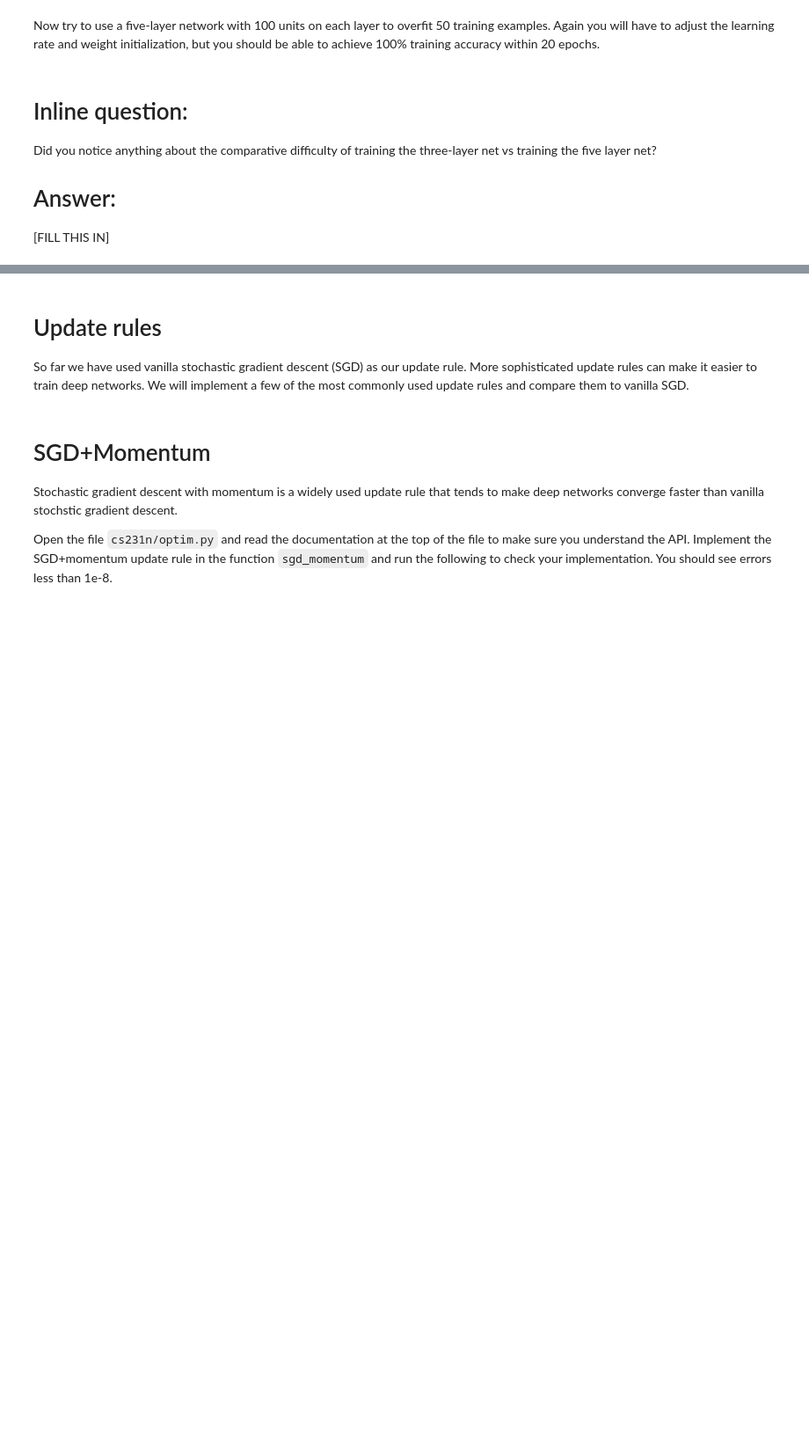
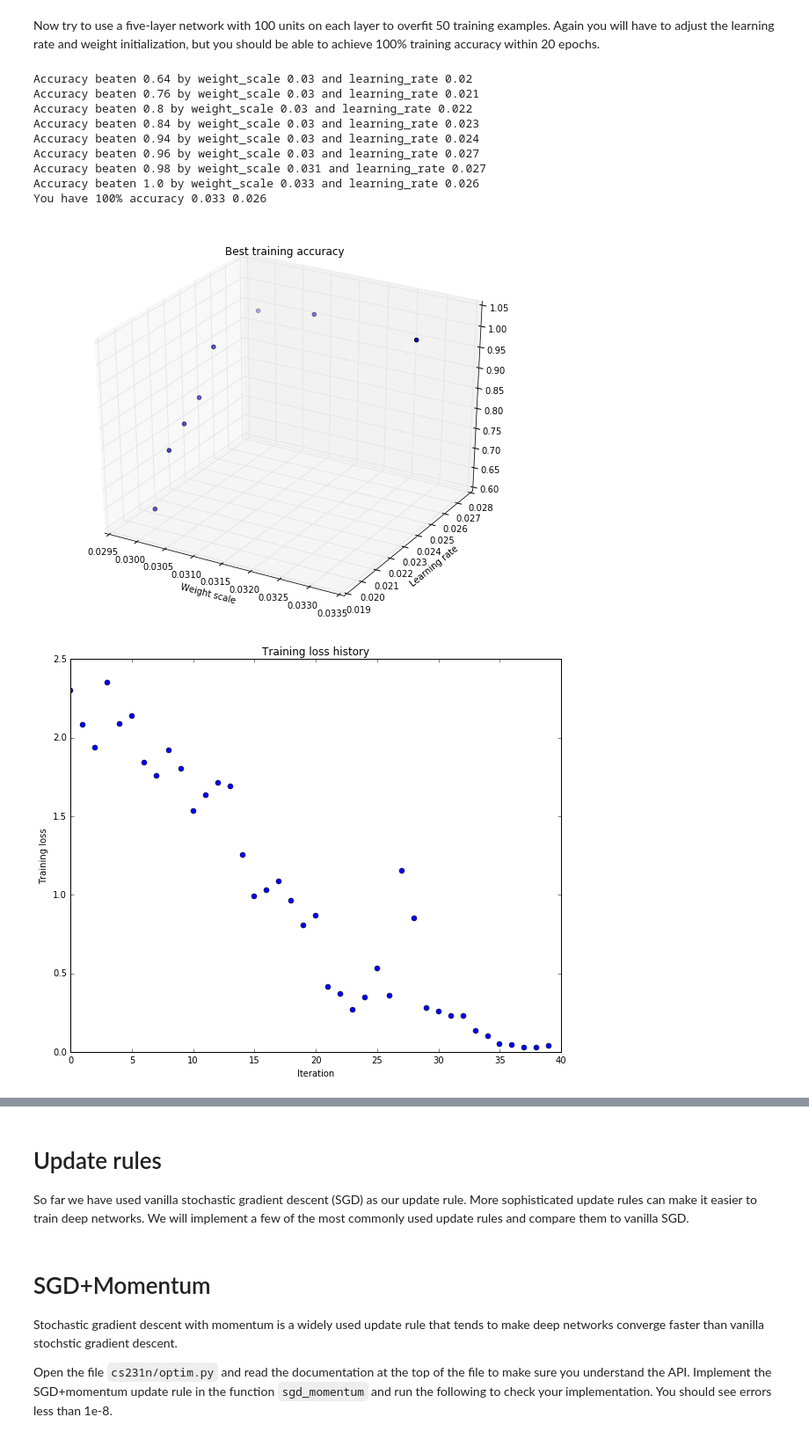
Before and after one commit to dmitrinesterenko/cs231n, a Jupyter notebook: assignment2/FullyConnectedNets.ipynb, the cells around one changed output, grey strips where cells are left out. Shown: that part at 88% size. Drawn from its saved outputs; the diff is of its cells as text; code cells hidden in the pictures; blank space fills up the shorter version.

```diff
--- a/assignment2/FullyConnectedNets.ipynb
+++ b/assignment2/FullyConnectedNets.ipynb
@@ -458,35 +485,65 @@ Now try to use a five-layer network with 100 units on each layer to overfit 50 t
 # %%
 # TODO: Use a five-layer Net to overfit 50 training examples.
 
 num_train = 50
 small_data = {
   'X_train': data['X_train'][:num_train],
   'y_train': data['y_train'][:num_train],
   'X_val': data['X_val'],
   'y_val': data['y_val'],
 }
+network = [100, 100, 100, 100]
 
-learning_rate = 1e-3
-weight_scale = 1e-5
-model = FullyConnectedNet([100, 100, 100, 100],
-                weight_scale=weight_scale, dtype=np.float64)
-solver = Solver(model, small_data,
+weight_scale = 1e-2
+learning_rate = 1.2e-2
+best_train_acc = 0
+weights, learning_rates, best_train_accs = [],[],[]
+for weight_scale, learning_rate in ((weight_scale, learning_rate) for weight_scale in np.arange(3e-2, 4e-2, 0.001) for learning_rate in np.arange(2e-2, 3e-2, 0.001)):
+    model = FullyConnectedNet(network,
+              weight_scale=weight_scale, dtype=np.float64)
+    solver = Solver(model, small_data,
                 print_every=10, num_epochs=20, batch_size=25,
                 update_rule='sgd',
+                verbose=False,
                 optim_config={
                   'learning_rate': learning_rate,
                 }
          )
-solver.train()
+    solver.train()
+    if (solver.best_train_acc > best_train_acc):
+        print "Accuracy beaten {0} by weight_scale {1} and learning_rate {2}".format(solver.best_train_acc,
+                                                                                     weight_scale,
+                                                                                     learning_rate)
+        best_train_acc = solver.best_train_acc
+        weights.append(weight_scale)
+        learning_rates.append(learning_rate)
+        best_train_accs.append(best_train_acc)
+    if (best_train_acc == 1.0):
+        print "You have 100% accuracy {0} {1}".format(weight_scale, learning_rate)
+        break
+
+fig = plt.figure()
+ax = fig.add_subplot(111, projection='3d')
+ax.scatter(weights,learning_rates,best_train_accs)
+plt.title('Best training accuracy')
+plt.xlabel('Weight scale')
+plt.ylabel('Learning rate')
+plt.show()
 
 plt.plot(solver.loss_history, 'o')
 plt.title('Training loss history')
 plt.xlabel('Iteration')
 plt.ylabel('Training loss')
 plt.show()
+# %% [output]
+Accuracy beaten 0.64 by weight_scale 0.03 and learning_rate 0.02
+Accuracy beaten 0.76 by weight_scale 0.03 and learning_rate 0.021
+Accuracy beaten 0.8 by weight_scale 0.03 and learning_rate 0.022
+Accuracy beaten 0.84 by weight_scale 0.03 and learning_rate 0.023
+Accuracy beaten 0.94 by weight_scale 0.03 and learning_rate 0.024
+Accuracy beaten 0.96 by weight_scale 0.03 and learning_rate 0.027
+Accuracy beaten 0.98 by weight_scale 0.031 and learning_rate 0.027
+Accuracy beaten 1.0 by weight_scale 0.033 and learning_rate 0.026
+You have 100% accuracy 0.033 0.026
+[figure, added]
+[figure, added]
-# %% [markdown]
-# Inline question:
-Did you notice anything about the comparative difficulty of training the three-layer net vs training the five layer net?
-
-# Answer:
-[FILL THIS IN]
```
Also changed, not shown: parts of 3 cells of this notebook, 2 other files.
